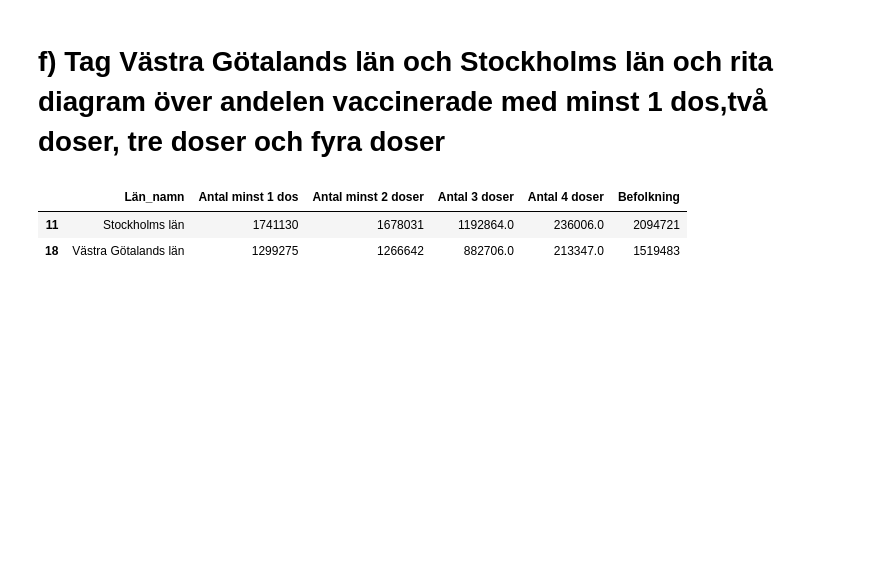
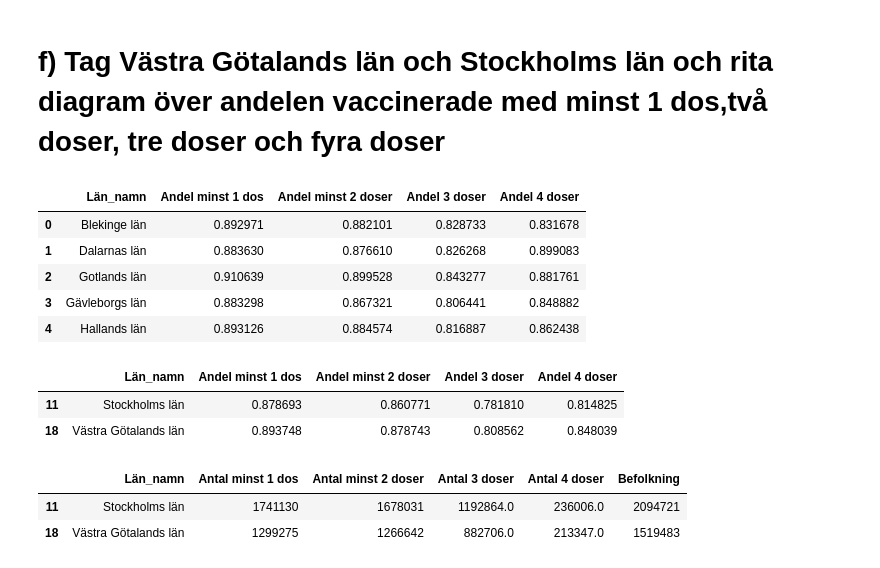
Before and after one commit to VineelaNedunuri/Databehandling-Vineela-Nedunuri, a Jupyter notebook: Labb/Uppgift2_vaccine.ipynb, the cells around one changed output. Cells and saved outputs as stored; diff of their text form; code cells hidden in the pictures; blank space fills up the shorter version.

```diff
--- a/Labb/Uppgift2_vaccine.ipynb
+++ b/Labb/Uppgift2_vaccine.ipynb
@@ -259,2 +297,18 @@ fig.write_html("uppgift 2f(a).html", auto_open = True)
 # %% [markdown]
 # f) Tag Västra Götalands län och Stockholms län och rita diagram över andelen vaccinerade med minst 1 dos,två doser, tre doser och fyra doser
+# %%
+df.head()
+# %% [output]
+|  | Län_namn | Andel minst 1 dos | Andel minst 2 doser | Andel 3 doser | Andel 4 doser |
+| 0 | Blekinge län | 0.892971 | 0.882101 | 0.828733 | 0.831678 |
+| 1 | Dalarnas län | 0.883630 | 0.876610 | 0.826268 | 0.899083 |
+| 2 | Gotlands län | 0.910639 | 0.899528 | 0.843277 | 0.881761 |
+| 3 | Gävleborgs län | 0.883298 | 0.867321 | 0.806441 | 0.848882 |
+| 4 | Hallands län | 0.893126 | 0.884574 | 0.816887 | 0.862438 |
+# %%
+df = df.query("Län_namn == ('Västra Götalands län', 'Stockholms län')") # Query - bollean expression
+df
+# %% [output]
+|  | Län_namn | Andel minst 1 dos | Andel minst 2 doser | Andel 3 doser | Andel 4 doser |
+| 11 | Stockholms län | 0.878693 | 0.860771 | 0.781810 | 0.814825 |
+| 18 | Västra Götalands län | 0.893748 | 0.878743 | 0.808562 | 0.848039 |
```
Also changed, not shown: parts of 9 cells of this notebook, 6 other files.
